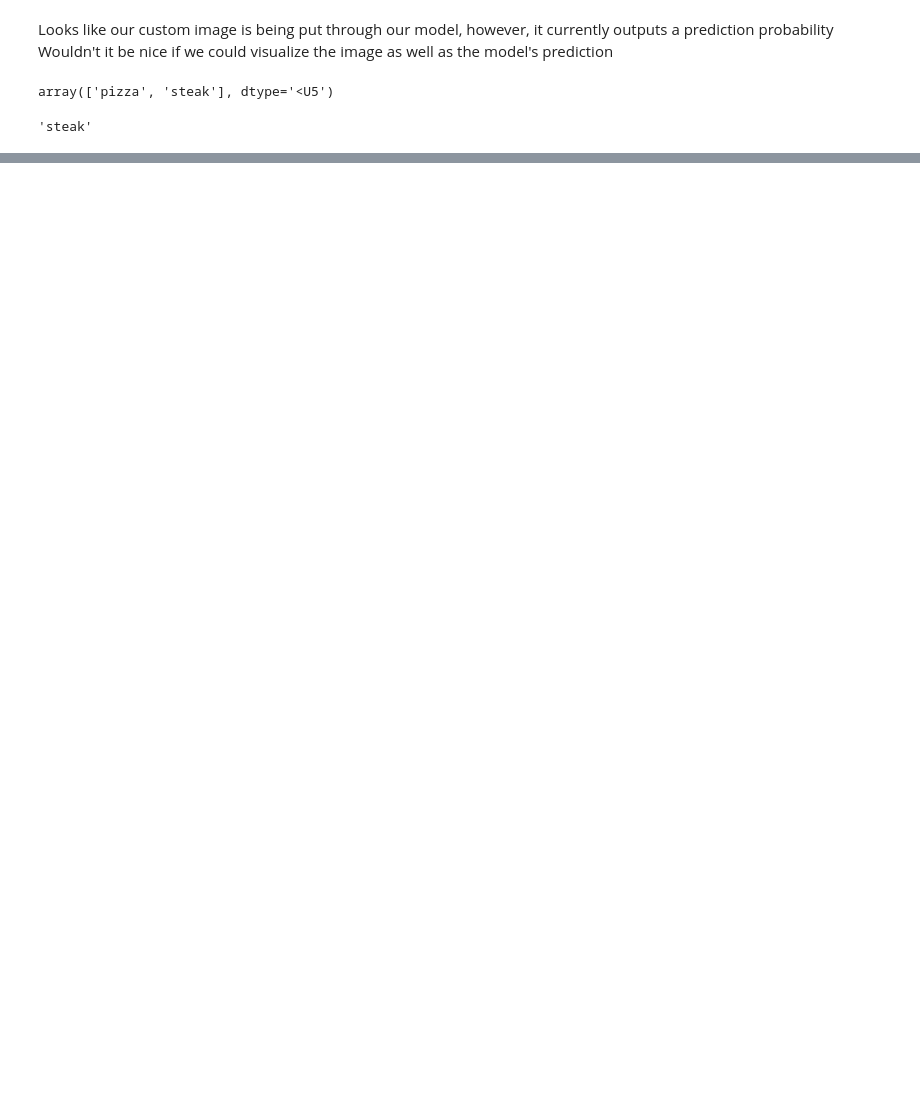
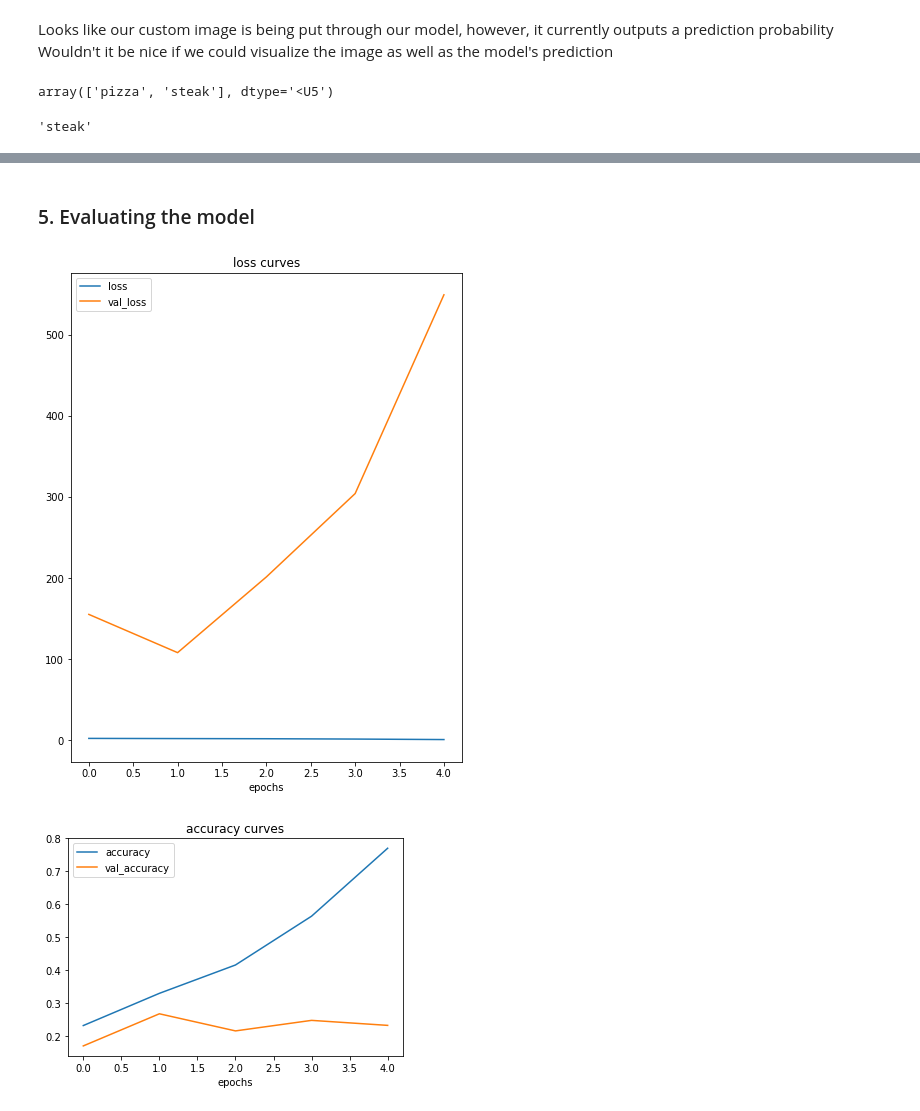
Before and after one commit to sanghvian/ml-with-tensorflow, a Jupyter notebook: tf_cnn_cvi.ipynb, the cells around one changed output, grey strips where cells are left out. Saved outputs shown, nothing was run; the diff lists cells and outputs as text; code cells hidden in the pictures; blank space fills up the shorter version.

```diff
--- a/tf_cnn_cvi.ipynb
+++ b/tf_cnn_cvi.ipynb
@@ -970,0 +1152,8 @@ pred_and_plot(model_7,"360_F_116362893_5lM48e4YkHmmgIeVCun0L0Esl0lsuN8p.jpg", cl
+# %%
+history_8 = model_8.fit(
+    train_data,
+    epochs = 5,
+    steps_per_epoch = len(train_data),
+    validation_data=test_data,
+    validation_steps=len(test_data)
+)
@@ -970,0 +1171,38 @@ pred_and_plot(model_7,"360_F_116362893_5lM48e4YkHmmgIeVCun0L0Esl0lsuN8p.jpg", cl
+# %% [markdown]
+### 5. Evaluating the model
+# %%
+# Create a function for visualizing evaluation metrics separately
+
+def plot_learning_curves(history):
+  """
+    Takes in a model's training history & returns all the learning curves to evaluate the model's performance
+  """
+
+  # Evaluation metrics
+  loss= history.history["loss"]
+  val_loss= history.history["val_loss"]
+  accuracy= history.history["accuracy"]
+  val_accuracy= history.history["val_accuracy"]
+  epochs = range(len(history.history["loss"]))
+
+  # Plot the loss curves
+  plt.figure(figsize=(7,9))
+  plt.plot(epochs,loss, label='loss')
+  plt.plot(epochs,val_loss, label='val_loss')
+  plt.title('loss curves')
+  plt.xlabel('epochs')
+  plt.legend()
+
+
+  # Plot the accuracy curves
+  plt.figure()
+  plt.plot(epochs, accuracy, label="accuracy")
+  plt.plot(epochs, val_accuracy, label="val_accuracy")
+  plt.title('accuracy curves')
+  plt.xlabel('epochs')
+  plt.legend()
+# %%
+plot_learning_curves(history_8)
+# %% [output]
+[figure, added]
+[figure, added]
```
Also changed, not shown: parts of 46 cells of this notebook.
